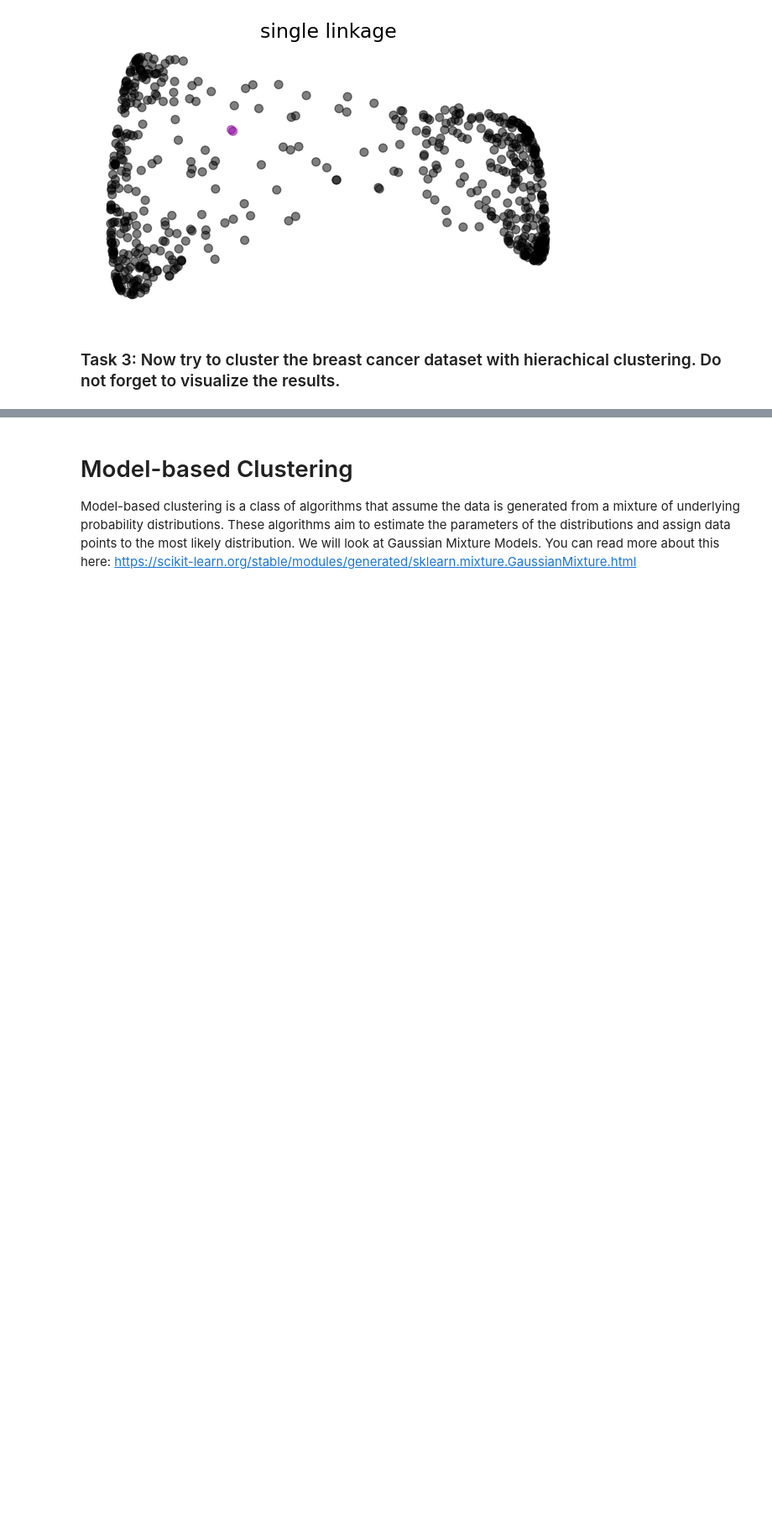
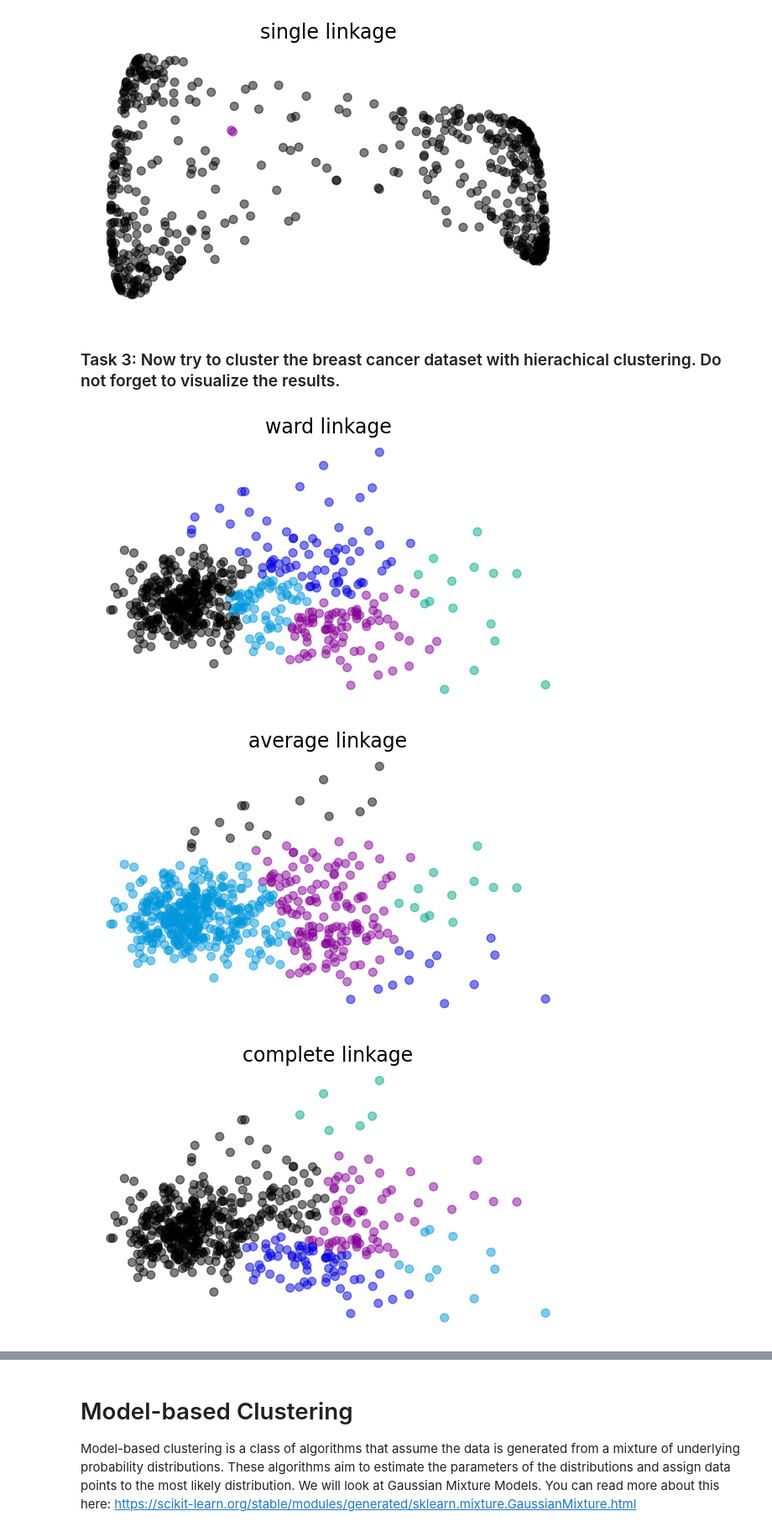
Before and after one commit to Victor-L-Almgren/Labs-and-exersizes, a Jupyter notebook: 7. Principles and Techniques for Data Science/Labs/LAB05/Lab5-clustering.ipynb, the cells around one changed output, grey strips where cells are left out. Shown at 84% size. Drawn from its saved outputs; the diff is of its cells as text; code cells hidden in the pictures; blank space fills up the shorter version.

```diff
--- a/7. Principles and Techniques for Data Science/Labs/LAB05/Lab5-clustering.ipynb
+++ b/7. Principles and Techniques for Data Science/Labs/LAB05/Lab5-clustering.ipynb
@@ -289,3 +314,9 @@ for lin in linkages:
 ### Task 3: Now try to cluster the breast cancer dataset with hierachical clustering. Do not forget to visualize the results.
 # %%
 ## Your code here
+for lin in linkages:
+    plot_agg_clusters(lin, df_pca_2, 5)
+# %% [output]
+[figure, added]
+[figure, added]
+[figure, added]
```
Also changed, not shown: parts of 20 cells of this notebook, 2 other files.
